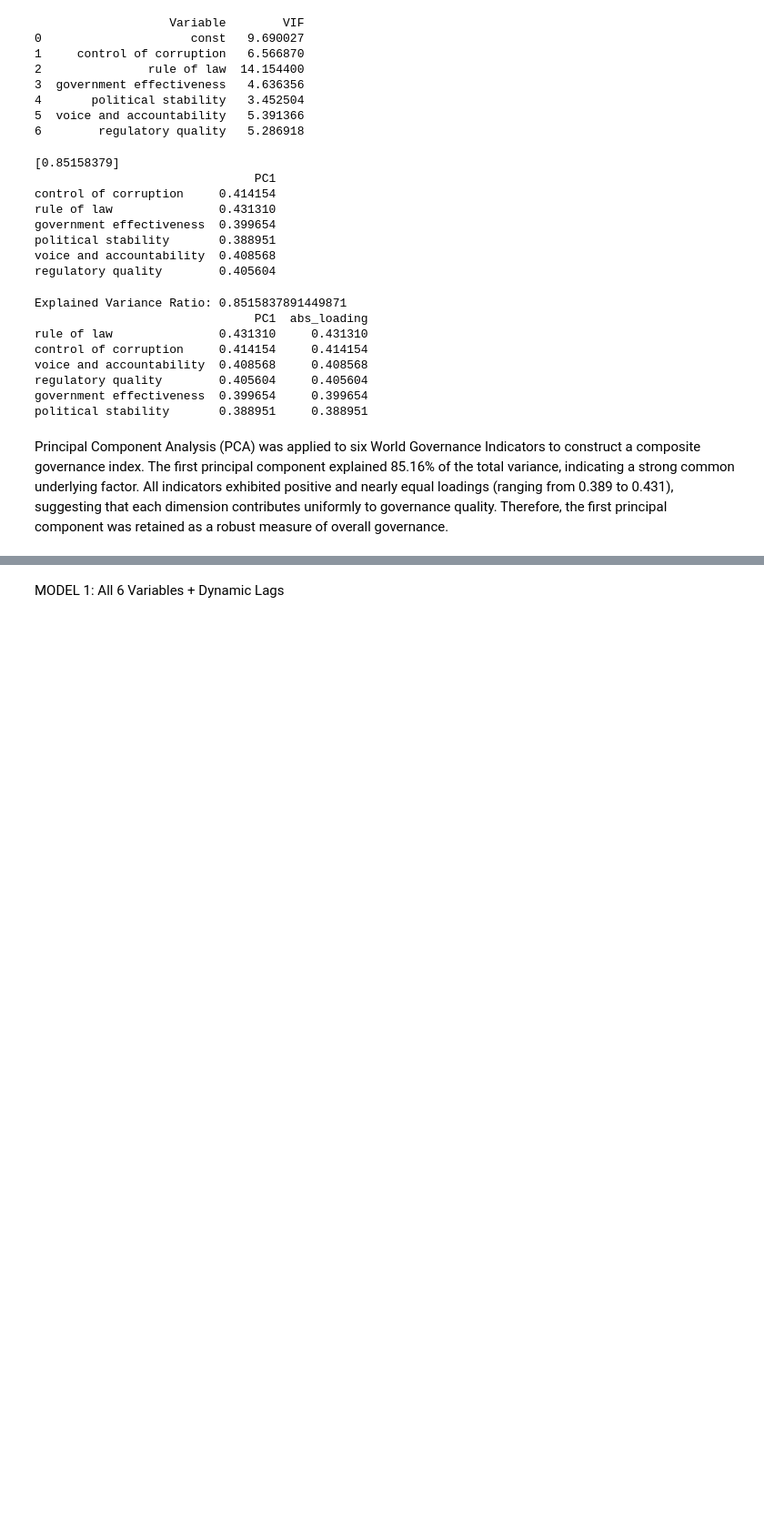
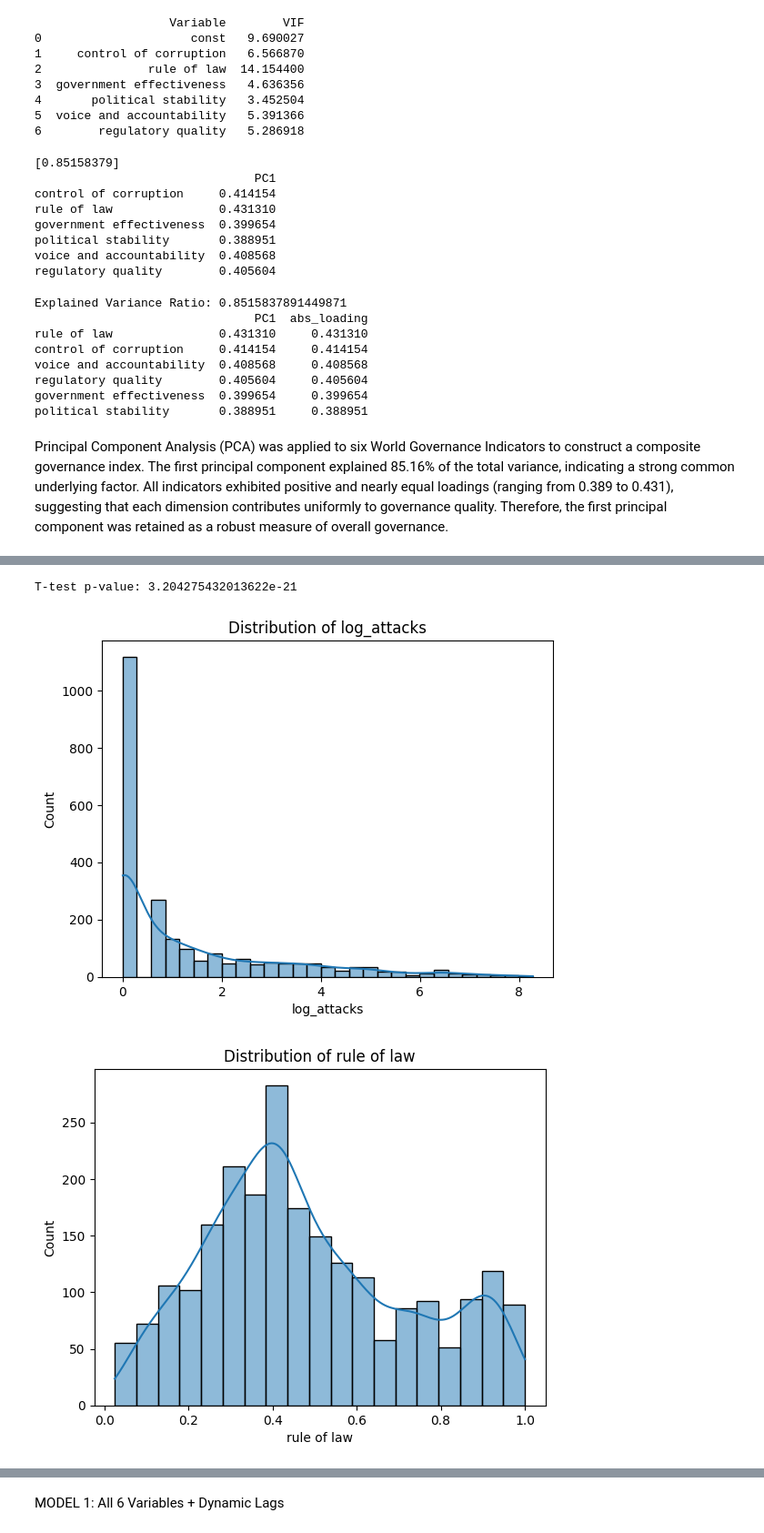
Before and after one commit to tanu-1403/TERRORISM-Numbers-behind-the-nightmare, a Jupyter notebook: notebooks/wgi/analysis.ipynb, the cells around one changed output, grey strips where cells are left out. Shown at 91% size. Saved outputs shown, nothing was run; the diff lists cells and outputs as text; code cells hidden in the pictures; blank space fills up the shorter version.

```diff
--- a/notebooks/wgi/analysis.ipynb
+++ b/notebooks/wgi/analysis.ipynb
@@ -58,0 +68,10 @@ df.head()
+# %%
+#(A) Normality Test (Shapiro / Jarque-Bera)
+
+variables = ['log_attacks', 'rule of law', 'control of corruption',
+             'voice and accountability', 'regulatory quality',
+             'government effectiveness', 'political stability']
+
+for var in variables:
+    stat, p = stats.shapiro(df[var].dropna())
+    print(f"{var}: Shapiro p-value = {p}")
@@ -58,0 +86,6 @@ df.head()
+# %%
+#(B) Correlation Significance (Pearson Test)
+
+for var in variables[1:]:
+    corr, p = stats.pearsonr(df['log_attacks'], df[var])
+    print(f"log_attacks vs {var}: Corr={corr:.3f}, p={p:.5f}")
@@ -238,0 +279,24 @@ df.head()
+# %%
+#(C) Mean Difference Test (Optional – High vs Low Governance)
+
+df['gov_dummy'] = np.where(df['governance_index'] > df['governance_index'].median(), 1, 0)
+
+group1 = df[df['gov_dummy'] == 1]['log_attacks']
+group0 = df[df['gov_dummy'] == 0]['log_attacks']
+
+t_stat, p_val = stats.ttest_ind(group1, group0)
+print("T-test p-value:", p_val)
+# %% [output]
+T-test p-value: 3.204275432013622e-21
+# %%
+#3. Visualizations for Inferential Analysis
+
+#Distribution PLots
+for var in variables:
+    plt.figure()
+    sns.histplot(df[var], kde=True)
+    plt.title(f"Distribution of {var}")
+    plt.show()
+# %% [output]
+[figure, added]
+[figure, added]
```
Also changed, not shown: parts of 17 cells of this notebook.
